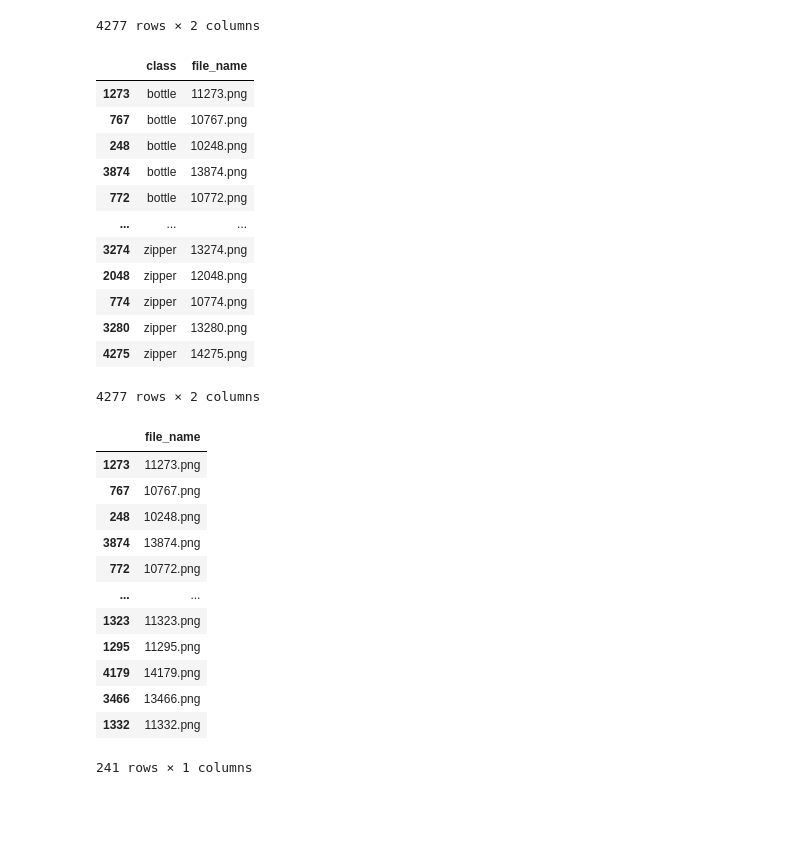
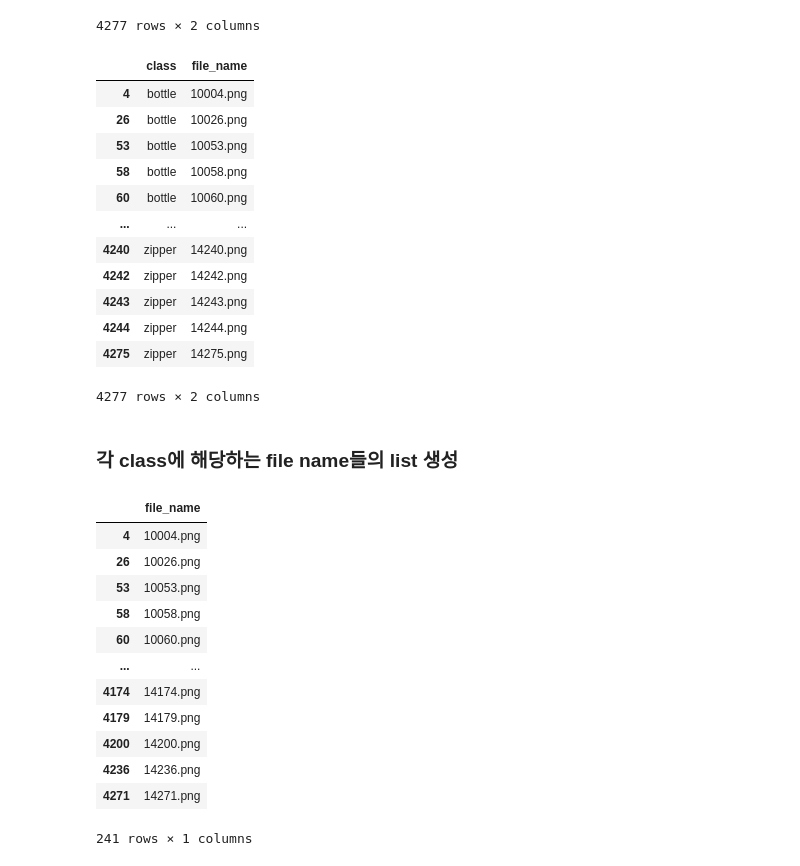
Before and after one commit to dodamhaae/AnomalyDetection, a Jupyter notebook: classify_img.ipynb, the cells around one changed output. Drawn from its saved outputs; the diff is of its cells as text; code cells hidden in the pictures; blank space fills up the shorter version.

Commit message:
Classify images of bottle.

```diff
--- a/classify_img.ipynb
+++ b/classify_img.ipynb
@@ -31,36 +33,39 @@ df
 | 4276 | screw | 14276.png |
 4277 rows × 2 columns
 # %%
-df = df.sort_values(by='class')
+df = df.sort_values(['class', 'file_name'])
 df
 # %% [output]
 |  | class | file_name |
-| 1273 | bottle | 11273.png |
-| 767 | bottle | 10767.png |
-| 248 | bottle | 10248.png |
-| 3874 | bottle | 13874.png |
-| 772 | bottle | 10772.png |
+| 4 | bottle | 10004.png |
+| 26 | bottle | 10026.png |
+| 53 | bottle | 10053.png |
+| 58 | bottle | 10058.png |
+| 60 | bottle | 10060.png |
 | ... | ... | ... |
-| 3274 | zipper | 13274.png |
-| 2048 | zipper | 12048.png |
-| 774 | zipper | 10774.png |
-| 3280 | zipper | 13280.png |
+| 4240 | zipper | 14240.png |
+| 4242 | zipper | 14242.png |
+| 4243 | zipper | 14243.png |
+| 4244 | zipper | 14244.png |
 | 4275 | zipper | 14275.png |
 4277 rows × 2 columns
+# %% [markdown]
+### **각 class에 해당하는 file name들의 list 생성**
 # %%
+# class가 bottle인 경우의 file name 추출
 bottle = df.loc[df['class'] == 'bottle', ['file_name']]
 bottle
 # %% [output]
 |  | file_name |
-| 1273 | 11273.png |
-| 767 | 10767.png |
-| 248 | 10248.png |
-| 3874 | 13874.png |
-| 772 | 10772.png |
+| 4 | 10004.png |
+| 26 | 10026.png |
+| 53 | 10053.png |
+| 58 | 10058.png |
+| 60 | 10060.png |
 | ... | ... |
-| 1323 | 11323.png |
-| 1295 | 11295.png |
+| 4174 | 14174.png |
 | 4179 | 14179.png |
-| 3466 | 13466.png |
-| 1332 | 11332.png |
+| 4200 | 14200.png |
+| 4236 | 14236.png |
+| 4271 | 14271.png |
 241 rows × 1 columns
```
Also changed, not shown: parts of 19 cells of this notebook.
